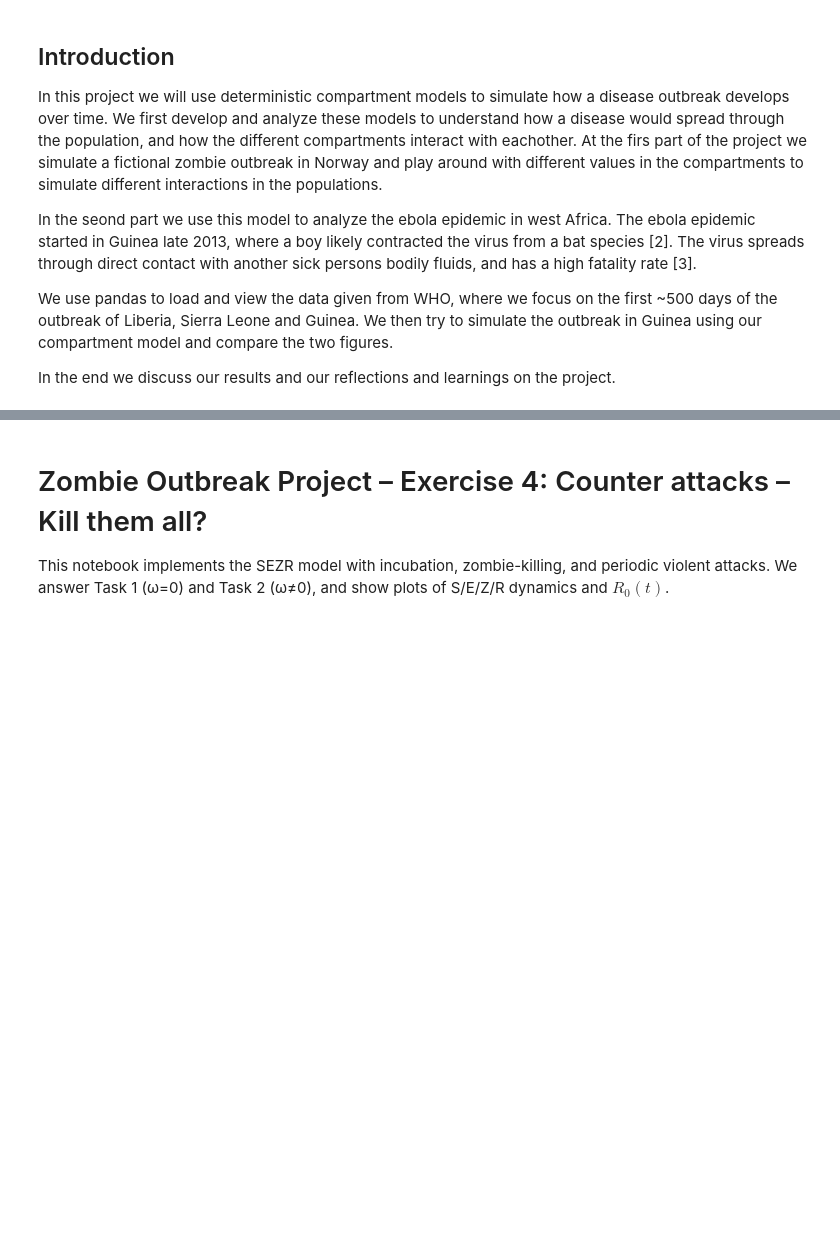
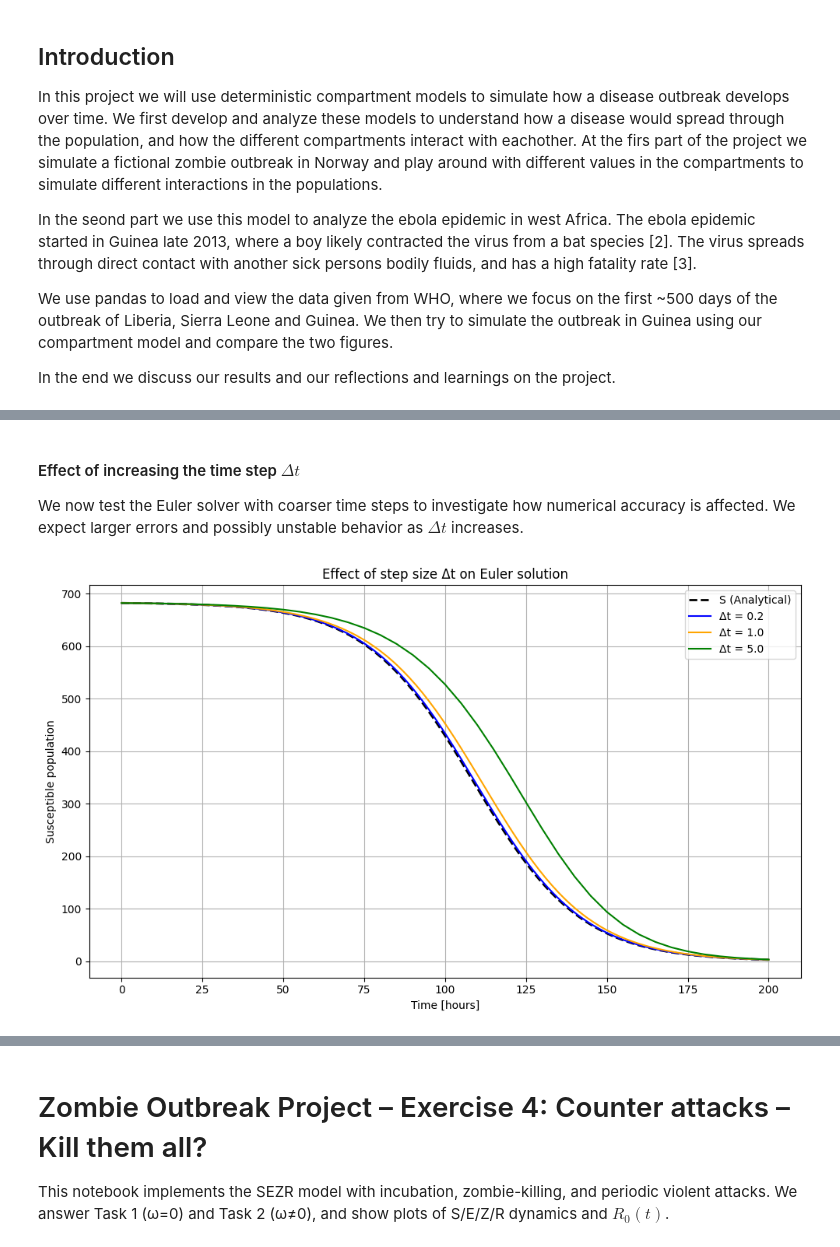
Before and after one commit to hoyes127/MOD300_Project_2, a Jupyter notebook: project2.ipynb, the cells around one changed output, grey strips where cells are left out. Saved outputs shown, nothing was run; the diff lists cells and outputs as text; code cells hidden in the pictures; blank space fills up the shorter version.

```diff
--- a/project2.ipynb
+++ b/project2.ipynb
@@ -15,0 +329,29 @@ In the end we discuss our results and our reflections and learnings on the proje
+# %% [markdown]
+#### Effect of increasing the time step $\Delta t$
+
+We now test the Euler solver with coarser time steps to investigate how numerical accuracy is affected. We expect larger errors and possibly unstable behavior as $\Delta t$ increases.
+# %%
+dts = [0.2, 1.0, 5.0]
+colors = ['blue', 'orange', 'green']
+labels = [f"Δt = {dt}" for dt in dts]
+
+plt.figure(figsize=(10, 6))
+t_fine = np.linspace(0, 200, 1000)
+S_exact = analytical_S(t_fine, S0, Z0, beta)
+plt.plot(t_fine, S_exact, 'k--', label="S (Analytical)", linewidth=2)
+
+for dt, color, label in zip(dts, colors, labels):
+    t_coarse = np.arange(0, 200 + dt, dt)
+    sol = euler_solver(sz_model, y0, t_coarse, beta)
+    S_euler = sol[:, 0]
+    plt.plot(t_coarse, S_euler, color=color, label=label)
+
+plt.xlabel("Time [hours]")
+plt.ylabel("Susceptible population")
+plt.title("Effect of step size Δt on Euler solution")
+plt.legend()
+plt.grid(True)
+plt.tight_layout()
+plt.show()
+# %% [output]
+[figure, added]
```
Also changed, not shown: parts of 29 cells of this notebook.
